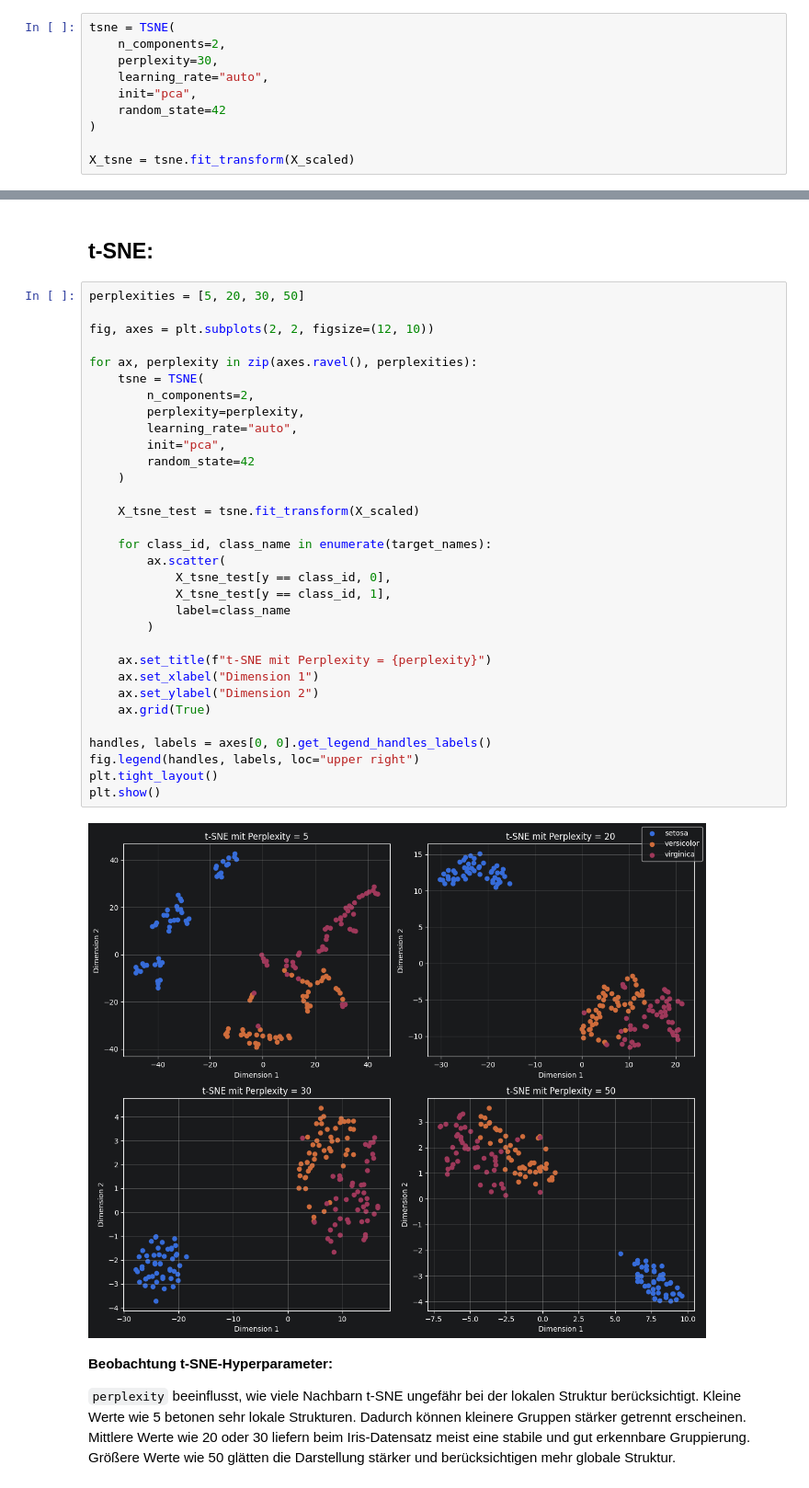
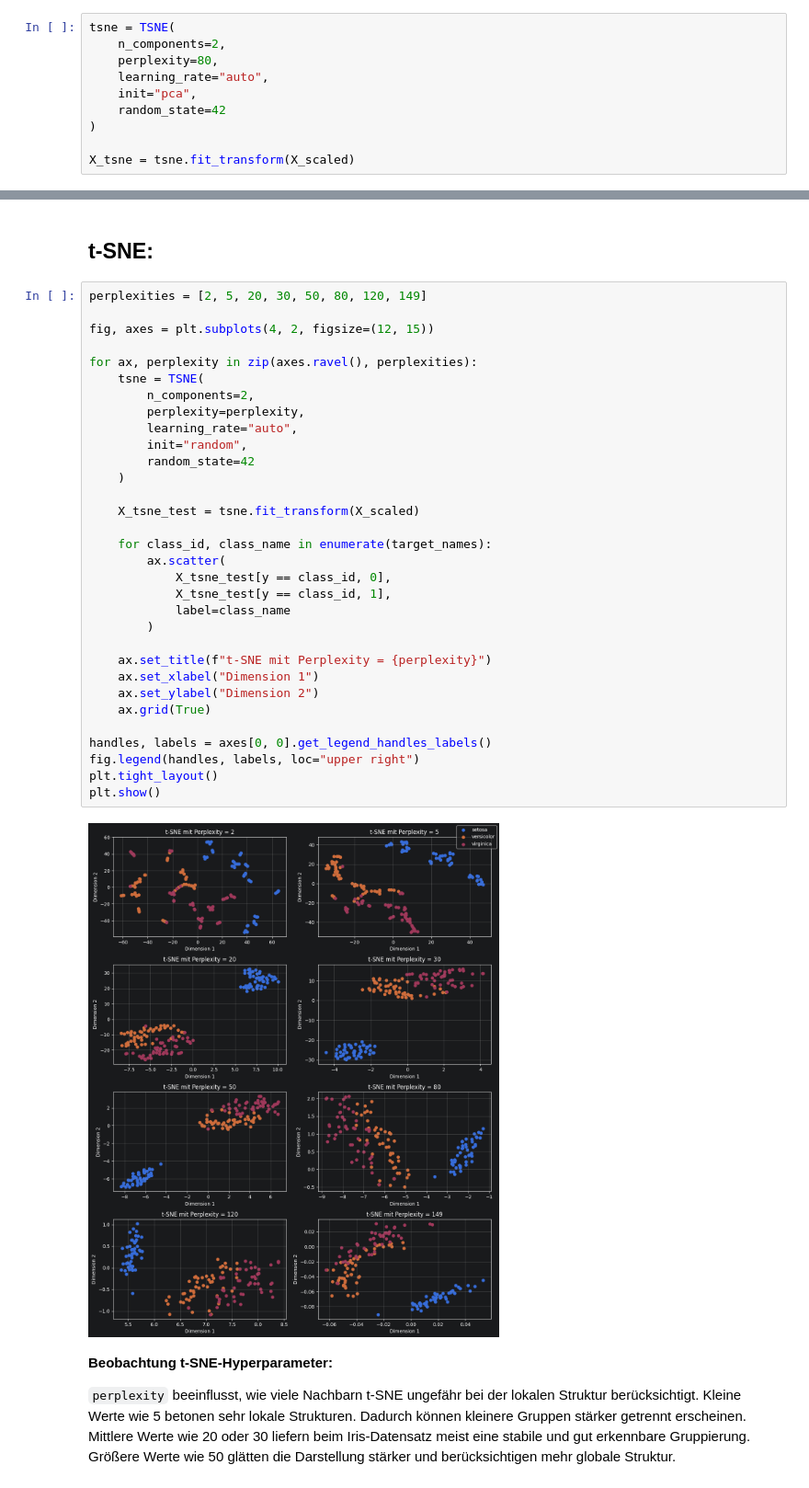
Before and after one commit to Toyo1234/Master-Studium-Semester-1, a Jupyter notebook: Mustererkennung/Übung 3/uebung_03.ipynb, the cells around one changed output, grey strips where cells are left out. Shown at 92% size. Drawn from its saved outputs; the diff is of its cells as text.

```diff
--- a/Mustererkennung/Übung 3/uebung_03.ipynb
+++ b/Mustererkennung/Übung 3/uebung_03.ipynb
@@ -124,7 +124,7 @@ plt.show()
 # %%
 tsne = TSNE(
     n_components=2,
-    perplexity=30,
+    perplexity=80,
     learning_rate="auto",
     init="pca",
     random_state=42
@@ -177,39 +177,39 @@ Kumulierte erklärte Varianz:
 # %% [markdown]
 ## t-SNE:
 # %%
-perplexities = [5, 20, 30, 50]
+perplexities = [2, 5, 20, 30, 50, 80, 120, 149]
 
-fig, axes = plt.subplots(2, 2, figsize=(12, 10))
+fig, axes = plt.subplots(4, 2, figsize=(12, 15))
 
 for ax, perplexity in zip(axes.ravel(), perplexities):
     tsne = TSNE(
         n_components=2,
         perplexity=perplexity,
         learning_rate="auto",
-        init="pca",
+        init="random",
         random_state=42
     )
 
     X_tsne_test = tsne.fit_transform(X_scaled)
 
     for class_id, class_name in enumerate(target_names):
         ax.scatter(
             X_tsne_test[y == class_id, 0],
             X_tsne_test[y == class_id, 1],
             label=class_name
         )
 
     ax.set_title(f"t-SNE mit Perplexity = {perplexity}")
     ax.set_xlabel("Dimension 1")
     ax.set_ylabel("Dimension 2")
     ax.grid(True)
 
 handles, labels = axes[0, 0].get_legend_handles_labels()
 fig.legend(handles, labels, loc="upper right")
 plt.tight_layout()
 plt.show()
 # %% [output]
-[figure, old version]
+[figure, new version]
 # %% [markdown]
 **Beobachtung t-SNE-Hyperparameter:**
 
```
Also changed, not shown: parts of 4 cells of this notebook.
